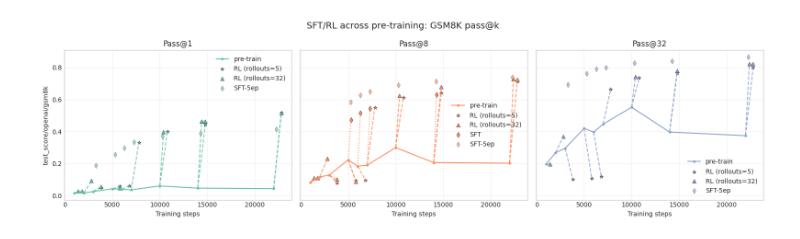
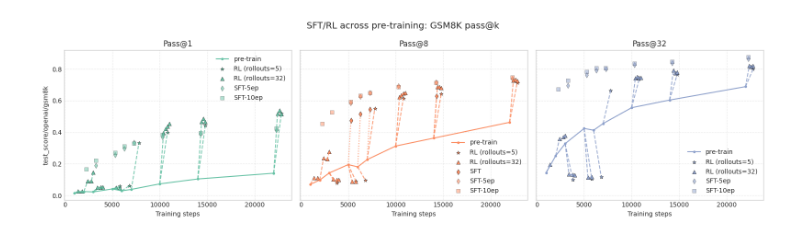
Before and after one commit to RachitBansal/verl, a Jupyter notebook: notebooks/plot_eval_results.ipynb, the cells around one changed output. Cells and saved outputs as stored; diff of their text form; code cells hidden in the pictures.

Commit message:
improve result plotting in notebookes

```diff
--- a/notebooks/plot_eval_results.ipynb
+++ b/notebooks/plot_eval_results.ipynb
@@ -9,9 +9,12 @@ import ast
 import pandas as pd
 import matplotlib.pyplot as plt
 
-# Root location for evaluation outputs and the metric key to read
-BASE_DIR = Path("/n/netscratch/dam_lab/Everyone/rl_pretrain/eval_results")
+# Root locations for evaluation outputs and the metric key to read
+BASE_DIRS = [
+    Path("/n/netscratch/dam_lab/Everyone/rl_pretrain/eval_results"),
+    Path("/n/netscratch/dam_lab/Everyone/rl_pretrain/eval_results_sunny"),
+]
 DATASET_KEY = "test_score/openai/gsm8k"
 
-print(f"Base directory: {BASE_DIR}")
+print(f"Base directories: {BASE_DIRS}")
 # %% [output]
@@ -261,7 +318,7 @@ display(sft_df.sort_values(["pt_step", "sft_step", "samples", "temp"]))
 # %%
 # Refined plotting: per-k subplots, cleaner legend markers, no RL/SFT marker at start
 PLOT_SAMPLES = [1, 8, 32]
-BASE_PRETRAIN_SHOT = 0
+BASE_PRETRAIN_SHOT = 8
 SHOT_BY_SAMPLES = lambda s: BASE_PRETRAIN_SHOT
 TEMP_BY_SAMPLES = lambda s: 0.6
 
@@ -317,7 +374,7 @@ else:
                     ax.scatter(xs[1:], ys[1:], marker="*" if num_rollouts == 5 else "^", color=color, s=35, edgecolor="k", linewidth=0.4, label=label_rl)
                     rl_labeled = True
 
-        # SFT standard
+        # SFT standard (1 epoch)
         sft_curve = sft_df[(sft_df.get("sft_epochs", "sft") == 1) & (sft_df["samples"] == samples) & (sft_df["temp"] == target_temp)].sort_values(["pt_step", "sft_step"])
         sft_labeled = False
         for pt_step, group in sft_curve.groupby("pt_step"):
@@ -338,31 +395,50 @@ else:
         # SFT 5-epoch
         sft5_curve = sft_df[(sft_df.get("sft_epochs", "sft") == 5) & (sft_df["samples"] == samples) & (sft_df["temp"] == target_temp)].sort_values(["pt_step", "sft_step"])
         sft5_labeled = False
         for pt_step, group in sft5_curve.groupby("pt_step"):
             pre_match = pre_curve.loc[pre_curve["step"] == pt_step, "score"]
             start_score = pre_match.iloc[0] if not pre_match.empty else None
             group_sorted = group.sort_values("sft_step")
             xs = [pt_step] if start_score is not None else []
             ys = [start_score] if start_score is not None else []
             xs.extend((group_sorted["pt_step"] + group_sorted["sft_step"]).tolist())
             xs = [(pt_step + (x - pt_step)//5) for x in xs]
             ys.extend(group_sorted["score"].tolist())
             if not xs:
                 continue
             # ax.plot(xs, ys, linestyle="-.", marker=None, color=color, alpha=0.9)
             if len(xs) > 1:
                 ax.scatter(xs[1:], ys[1:], marker="d", color=color, s=35, edgecolor="k", linewidth=0.4, label="SFT-5ep" if not sft5_labeled else None, alpha=0.6)
                 sft5_labeled = True
 
+        # SFT 10-epoch
+        sft10_curve = sft_df[(sft_df.get("sft_epochs", "sft") == 10) & (sft_df["samples"] == samples) & (sft_df["temp"] == target_temp)].sort_values(["pt_step", "sft_step"])
+        sft10_labeled = False
+        for pt_step, group in sft10_curve.groupby("pt_step"):
+            pre_match = pre_curve.loc[pre_curve["step"] == pt_step, "score"]
+            start_score = pre_match.iloc[0] if not pre_match.empty else None
+            group_sorted = group.sort_values("sft_step")
+            xs = [pt_step] if start_score is not None else []
+            ys = [start_score] if start_score is not None else []
+            xs.extend((group_sorted["pt_step"] + group_sorted["sft_step"]).tolist())
+            xs = [(pt_step + (x - pt_step)//10) for x in xs]
+            ys.extend(group_sorted["score"].tolist())
+            if not xs:
+                continue
+            # ax.plot(xs, ys, linestyle="-.", marker=None, color=color, alpha=0.9)
+            if len(xs) > 1:
+                ax.scatter(xs[1:], ys[1:], marker="s", color=color, s=35, edgecolor="k", linewidth=0.4, label="SFT-10ep" if not sft10_labeled else None, alpha=0.5)
+                sft10_labeled = True
+
         ax.set_title(f"Pass@{samples}")
         ax.set_xlabel("Training steps")
         if idx % ncols == 0:
             ax.set_ylabel(DATASET_KEY)
         ax.grid(True, linestyle="--", alpha=0.4)
         ax.legend()
 
     fig.suptitle(f"SFT/RL across pre-training: GSM8K pass@k", fontsize=14)
     plt.tight_layout()
     plt.show()
 # %% [output]
-[figure, old version]
+[figure, new version]
```
Also changed, not shown: parts of 12 cells of this notebook, 6 other files.
